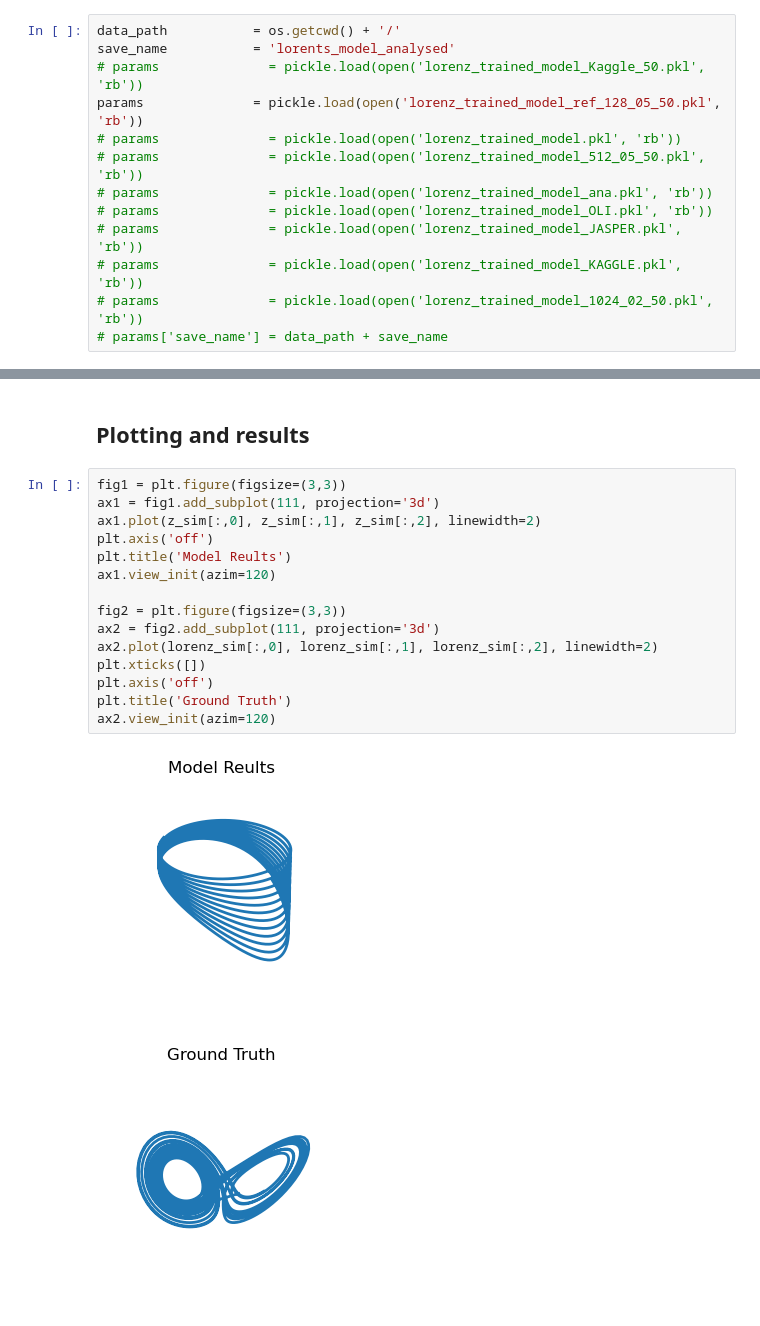
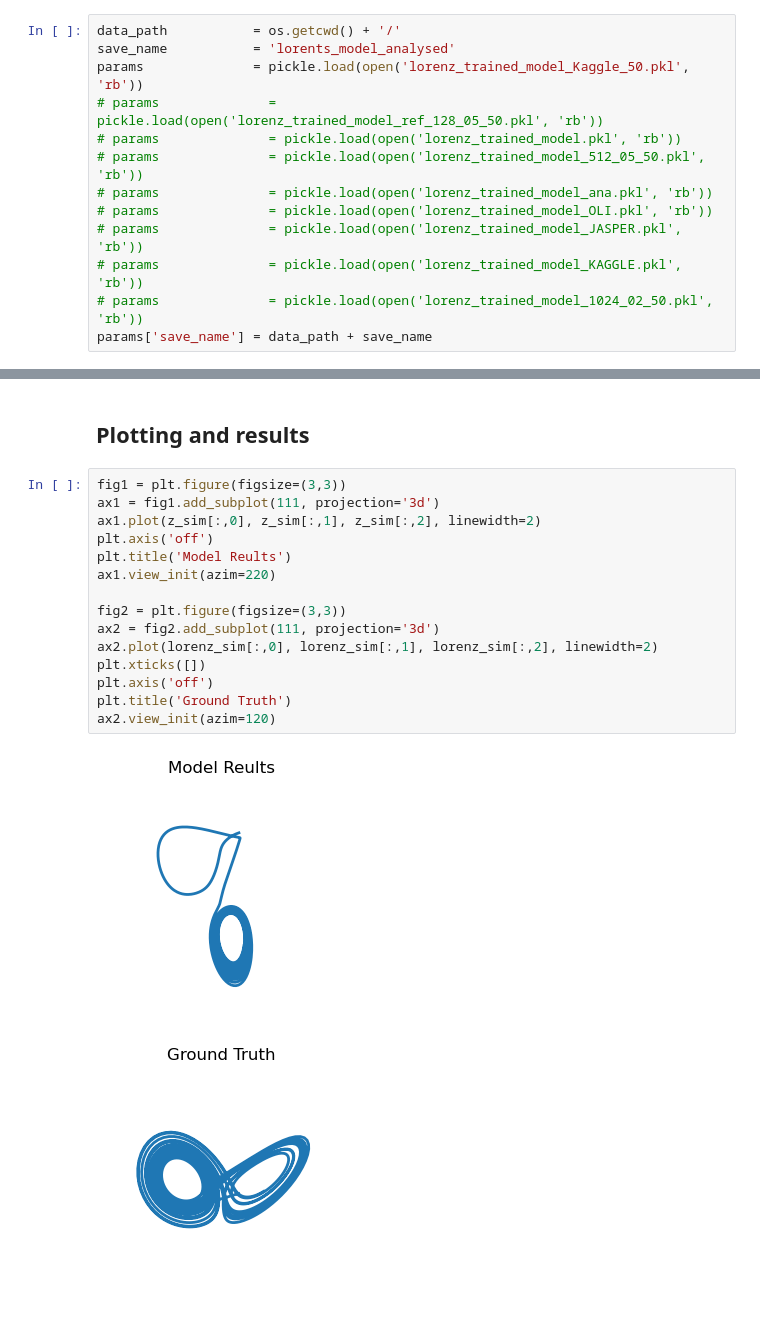
Before and after one commit to bkolev19/Deep_Learning_G03, a Jupyter notebook: Lorenz/lorenz_analyse.ipynb, the cells around one changed output, grey strips where cells are left out. Cells and saved outputs as stored; diff of their text form.

```diff
--- a/Lorenz/lorenz_analyse.ipynb
+++ b/Lorenz/lorenz_analyse.ipynb
@@ -16,8 +16,8 @@ from autoencoder import Autoencoder
 # %%
 data_path           = os.getcwd() + '/'
 save_name           = 'lorents_model_analysed'
-# params              = pickle.load(open('lorenz_trained_model_Kaggle_50.pkl', 'rb'))
-params              = pickle.load(open('lorenz_trained_model_ref_128_05_50.pkl', 'rb'))
+params              = pickle.load(open('lorenz_trained_model_Kaggle_50.pkl', 'rb'))
+# params              = pickle.load(open('lorenz_trained_model_ref_128_05_50.pkl', 'rb'))
 # params              = pickle.load(open('lorenz_trained_model.pkl', 'rb'))
 # params              = pickle.load(open('lorenz_trained_model_512_05_50.pkl', 'rb'))
 # params              = pickle.load(open('lorenz_trained_model_ana.pkl', 'rb'))
@@ -25,7 +25,7 @@ params              = pickle.load(open('lorenz_trained_model_ref_128_05_50.pkl',
 # params              = pickle.load(open('lorenz_trained_model_JASPER.pkl', 'rb'))
 # params              = pickle.load(open('lorenz_trained_model_KAGGLE.pkl', 'rb'))
 # params              = pickle.load(open('lorenz_trained_model_1024_02_50.pkl', 'rb'))
-# params['save_name'] = data_path + save_name
+params['save_name'] = data_path + save_name
 # %% [markdown]
 ### Generating test data
 # %%
@@ -140,20 +141,20 @@ print(test_data['sindy_coefficients'])
 # %%
 fig1 = plt.figure(figsize=(3,3))
 ax1 = fig1.add_subplot(111, projection='3d')
 ax1.plot(z_sim[:,0], z_sim[:,1], z_sim[:,2], linewidth=2)
 plt.axis('off')
 plt.title('Model Reults')
-ax1.view_init(azim=120)
+ax1.view_init(azim=220)
 
 fig2 = plt.figure(figsize=(3,3))
 ax2 = fig2.add_subplot(111, projection='3d')
 ax2.plot(lorenz_sim[:,0], lorenz_sim[:,1], lorenz_sim[:,2], linewidth=2)
 plt.xticks([])
 plt.axis('off')
 plt.title('Ground Truth')
 ax2.view_init(azim=120)
 # %% [output]
-[figure, old version]
+[figure, new version]
 [figure]
 # %%
 Xi_plot = (params['coefficient_mask']*params['sindy_coefficients'])
```
Also changed, not shown: parts of 3 cells of this notebook.
